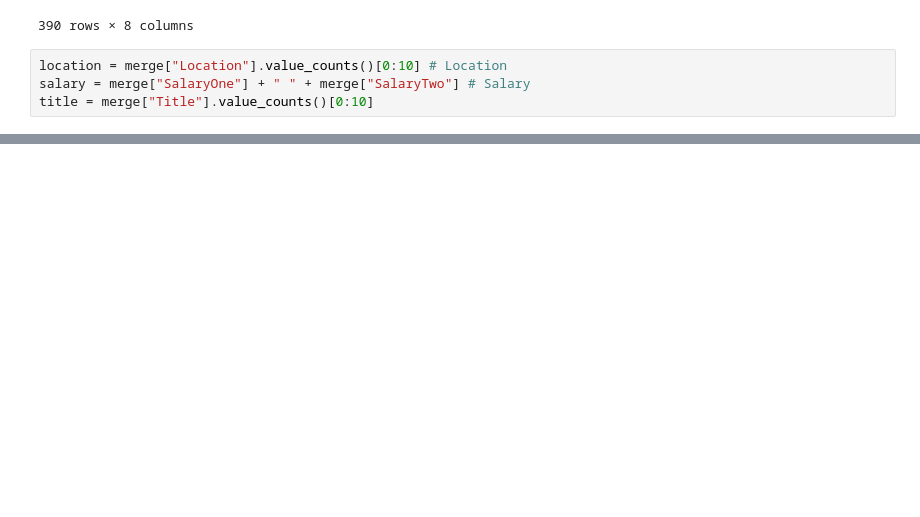
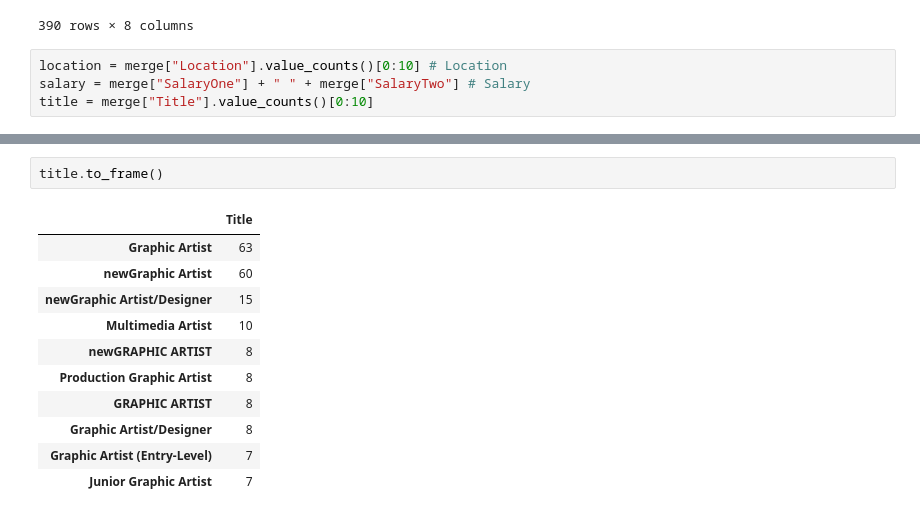
Before and after one commit to jvicrosario1106/husay_project_task, a Jupyter notebook: Data Analysis/analysis_artist_indeed.ipynb, the cells around one changed output, grey strips where cells are left out. Drawn from its saved outputs; the diff is of its cells as text; blank space fills up the shorter version.

```diff
--- a/Data Analysis/analysis_artist_indeed.ipynb
+++ b/Data Analysis/analysis_artist_indeed.ipynb
@@ -60,0 +61,14 @@ plt.show()
+# %%
+title.to_frame()
+# %% [output]
+|  | Title |
+| Graphic Artist | 63 |
+| newGraphic Artist | 60 |
+| newGraphic Artist/Designer | 15 |
+| Multimedia Artist | 10 |
+| newGRAPHIC ARTIST | 8 |
+| Production Graphic Artist | 8 |
+| GRAPHIC ARTIST | 8 |
+| Graphic Artist/Designer | 8 |
+| Graphic Artist (Entry-Level) | 7 |
+| Junior Graphic Artist | 7 |
```
Also changed, not shown: parts of 3 cells of this notebook.
